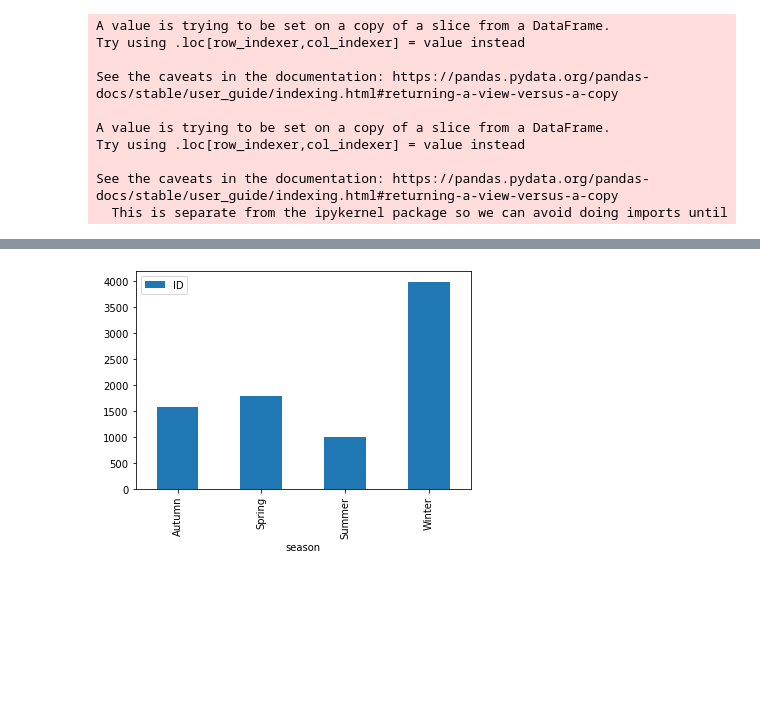
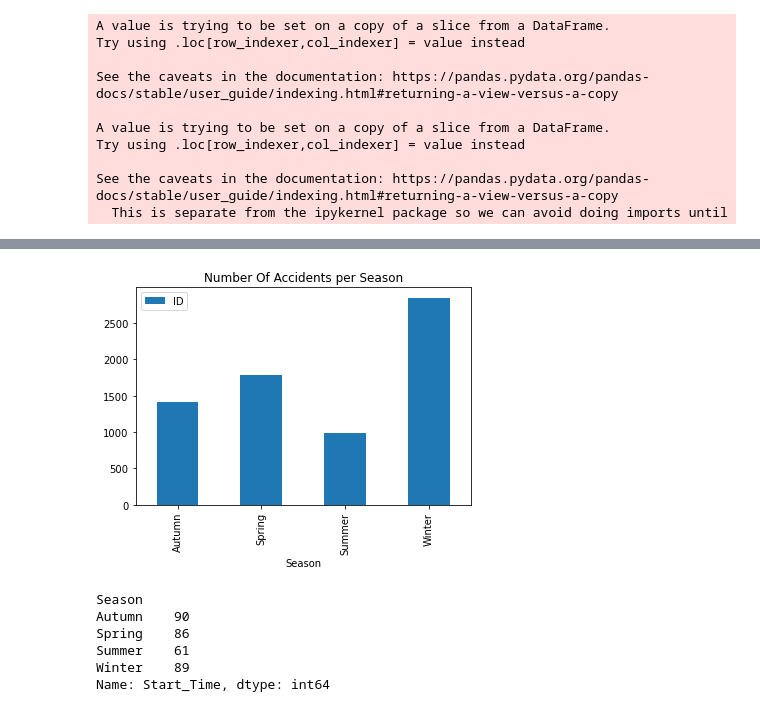
Before and after one commit to samantha8990/Project-1, a Jupyter notebook: JupiterNotebook.ipynb, the cells around one changed output, grey strips where cells are left out. Drawn from its saved outputs; the diff is of its cells as text; code cells hidden in the pictures; blank space fills up the shorter version.

```diff
--- a/JupiterNotebook.ipynb
+++ b/JupiterNotebook.ipynb
@@ -94,9 +94,10 @@ See the caveats in the documentation: https://pandas.pydata.org/pandas-docs/stab
   This is separate from the ipykernel package so we can avoid doing imports until
 # %%
 #creating new columns for Month and Day to create seasons columns
-us_data_maricopa["month"] = pd.DatetimeIndex(us_data_maricopa["Start_Time"]).month
-us_data_maricopa["day"] = pd.DatetimeIndex(us_data_maricopa["Start_Time"]).day
-us_data_maricopa["season"] = ""
+us_data_maricopa["Month"] = pd.DatetimeIndex(us_data_maricopa["Start_Time"]).month
+us_data_maricopa["Day"] = pd.DatetimeIndex(us_data_maricopa["Start_Time"]).day
+us_data_maricopa["Year"] = pd.DatetimeIndex(us_data_maricopa["Start_Time"]).year
+us_data_maricopa["Season"] = ""
 us_data_maricopa
 # %% [output]
 A value is trying to be set on a copy of a slice from a DataFrame.
@@ -129,0 +136,4 @@ See the caveats in the documentation: https://pandas.pydata.org/pandas-docs/stab
+# %%
+#Drop any data from 2019
+us_data_maricopa = us_data_maricopa[us_data_maricopa['Year'] == 2020]
+us_data_maricopa
@@ -130,13 +154,13 @@ See the caveats in the documentation: https://pandas.pydata.org/pandas-docs/stab
 # %%
 #inserting seasons columns based on month and day
-us_data_maricopa.loc[(us_data_maricopa["month"] == 1), ["season"]] = "Winter"
-us_data_maricopa.loc[(us_data_maricopa["month"] == 2), ["season"]] = "Winter"
-us_data_maricopa.loc[(us_data_maricopa["month"] >= 3) & (us_data_maricopa["month"] <= 5), ["season"]] = "Spring"
-us_data_maricopa.loc[(us_data_maricopa["month"] >= 6) & (us_data_maricopa["month"] <= 8), ["season"]] = "Summer"
+us_data_maricopa.loc[(us_data_maricopa["Month"] == 1), ["Season"]] = "Winter"
+us_data_maricopa.loc[(us_data_maricopa["Month"] == 2), ["Season"]] = "Winter"
+us_data_maricopa.loc[(us_data_maricopa["Month"] >= 3) & (us_data_maricopa["Month"] <= 5), ["Season"]] = "Spring"
+us_data_maricopa.loc[(us_data_maricopa["Month"] >= 6) & (us_data_maricopa["Month"] <= 8), ["Season"]] = "Summer"
 
-us_data_maricopa.loc[(us_data_maricopa["month"] >= 9) & (us_data_maricopa["month"] <= 11), ["season"]] = "Autumn"
+us_data_maricopa.loc[(us_data_maricopa["Month"] >= 9) & (us_data_maricopa["Month"] <= 11), ["Season"]] = "Autumn"
 
-us_data_maricopa.loc[(us_data_maricopa["month"] == 12), ["season"]] = "Winter"
+us_data_maricopa.loc[(us_data_maricopa["Month"] == 12), ["Season"]] = "Winter"
 us_data_maricopa
 # %% [output]
 A value is trying to be set on a copy of a slice from a DataFrame.
@@ -174,15 +196,28 @@ See the caveats in the documentation: https://pandas.pydata.org/pandas-docs/stab
 # %%
 #Average Number of accidents per month/season
 #create a new column with if/then based on date to categorize into seasons
 #create bar graph
-season_count = us_data_maricopa.groupby('season').count()
+season_count = us_data_maricopa.groupby('Season').count()
 season_count_clean = season_count['ID']
 season_count_clean = pd.DataFrame(season_count_clean)
 season_count_clean.plot(kind='bar', title='Number Of Accidents per Season')
 
 plt.show()
 # %% [output]
-[figure, old version]
+[figure, new version]
+# %%
+#get count of days per Season
+#count_seasons_grouped = count_seasons.groupby['Season'].
+count_seasons = us_data_maricopa.groupby(['Season'])
+count_seasons = count_seasons['Start_Time'].nunique()
+count_seasons
+# %% [output]
+Season
+Autumn    90
+Spring    86
+Summer    61
+Winter    89
+Name: Start_Time, dtype: int64
 # %%
 #Highest Accident per day -- table to show
 #groupby start_time column
```
Also changed, not shown: parts of 4 cells of this notebook.
